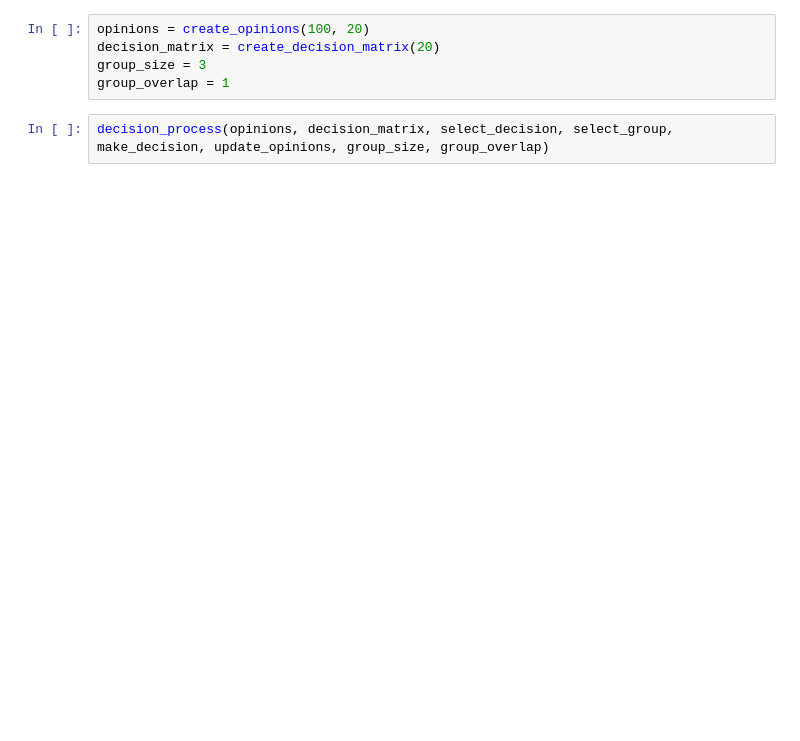
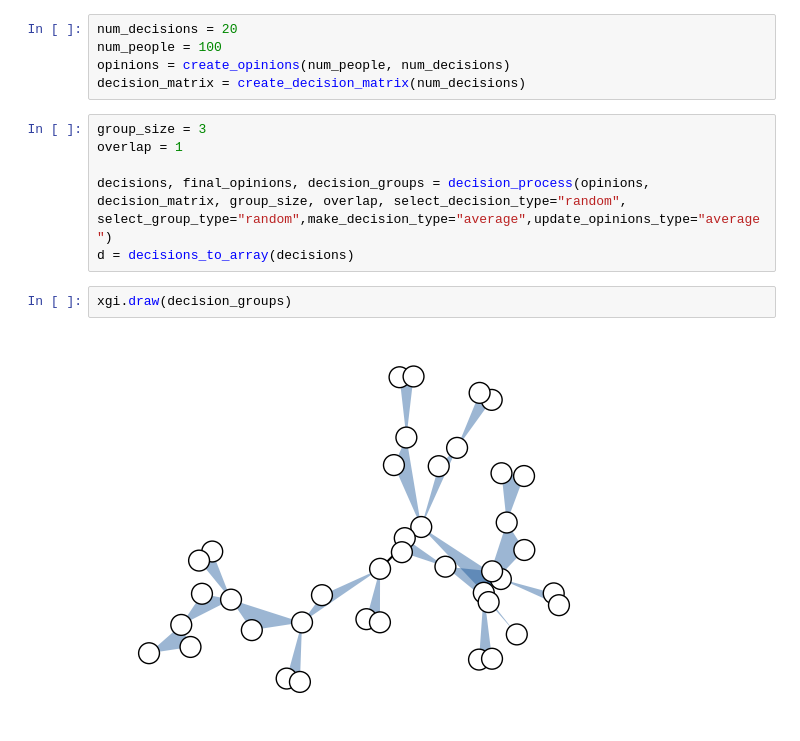
Before and after one commit to nwlandry/governance, a Jupyter notebook: test.ipynb, the cells around one changed output. Cells and saved outputs as stored; diff of their text form; blank space fills up the shorter version.

```diff
--- a/test.ipynb
+++ b/test.ipynb
@@ -22,7 +36,15 @@ def create_opinions(n, m):
-# %%
-opinions = create_opinions(100, 20)
-decision_matrix = create_decision_matrix(20)
-group_size = 3
-group_overlap = 1
-# %%
-decision_process(opinions, decision_matrix, select_decision, select_group, make_decision, update_opinions, group_size, group_overlap)
+# %%
+num_decisions = 20
+num_people = 100
+opinions = create_opinions(num_people, num_decisions)
+decision_matrix = create_decision_matrix(num_decisions)
+# %%
+group_size = 3
+overlap = 1
+
+decisions, final_opinions, decision_groups = decision_process(opinions, decision_matrix, group_size, overlap, select_decision_type="random", select_group_type="random",make_decision_type="average",update_opinions_type="average")
+d = decisions_to_array(decisions)
+# %%
+xgi.draw(decision_groups)
+# %% [output]
+[figure, added]
```
Also changed, not shown: parts of 7 cells of this notebook, 3 other files.
